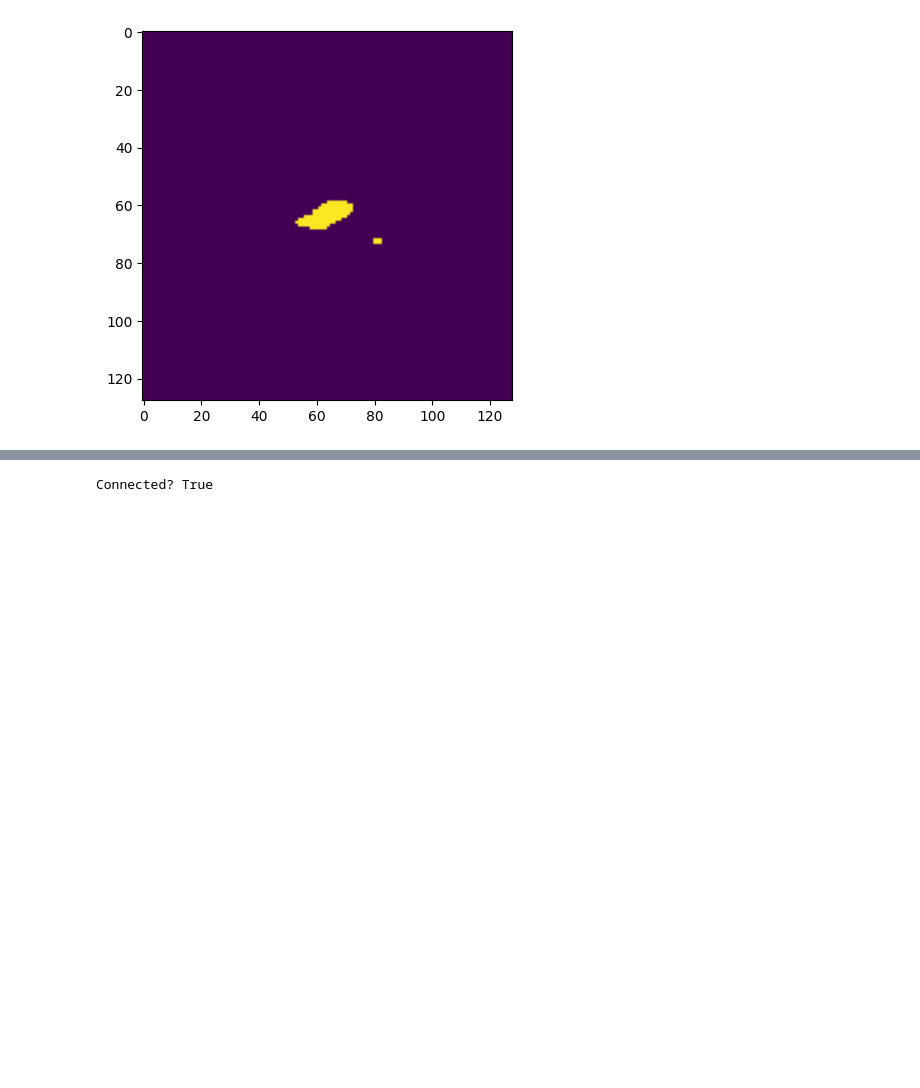
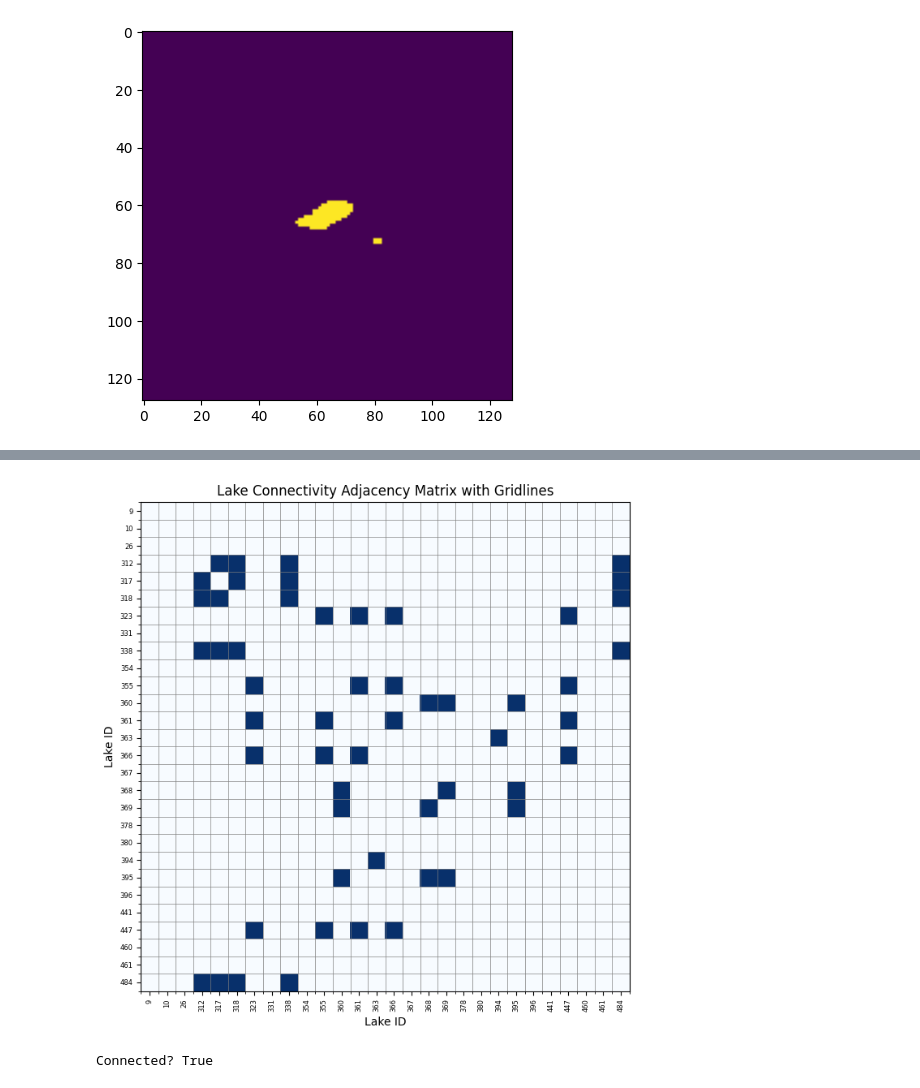
Before and after one commit to YaoGroup/lake-vision, a Jupyter notebook: sandbox/notebooks/lake_connections.ipynb, the cells around one changed output, grey strips where cells are left out. Drawn from its saved outputs; the diff is of its cells as text; code cells hidden in the pictures; blank space fills up the shorter version.

```diff
--- a/sandbox/notebooks/lake_connections.ipynb
+++ b/sandbox/notebooks/lake_connections.ipynb
@@ -248,3 +382,39 @@ plt.imshow(twolakes)
+# %%
+import numpy as np
+import pandas as pd
+import matplotlib.pyplot as plt
+
+# Recreate your DataFrame
+df = pd.DataFrame(adj, index=lakes, columns=lakes)
+
+fig, ax = plt.subplots(figsize=(7, 7))
+im = ax.imshow(df.values, aspect='equal', cmap='Blues')
+
+# Major ticks for labeling
+ax.set_xticks(np.arange(len(df.columns)))
+ax.set_yticks(np.arange(len(df.index)))
+ax.set_xticklabels(df.columns, rotation=90, fontsize=6)
+ax.set_yticklabels(df.index, fontsize=6)
+
+# Minor ticks for gridlines at cell boundaries
+ax.set_xticks(np.arange(-0.5, len(df.columns), 1), minor=True)
+ax.set_yticks(np.arange(-0.5, len(df.index),   1), minor=True)
+
+# Turn on the grid on those minor ticks
+ax.grid(which='minor', color='gray', linestyle='-', linewidth=0.5)
+
+# Optional: hide the outer frame so it lines up nicely
+ax.set_xlim(-0.5, len(df.columns)-0.5)
+ax.set_ylim(len(df.index)-0.5, -0.5)
+
+ax.set_xlabel('Lake ID')
+ax.set_ylabel('Lake ID')
+ax.set_title('Lake Connectivity Adjacency Matrix with Gridlines')
+
+plt.tight_layout()
+plt.show()
+# %% [output]
+[figure, added]
 # %%
 
 idx_date = 4
```
Also changed, not shown: parts of 12 cells of this notebook.
